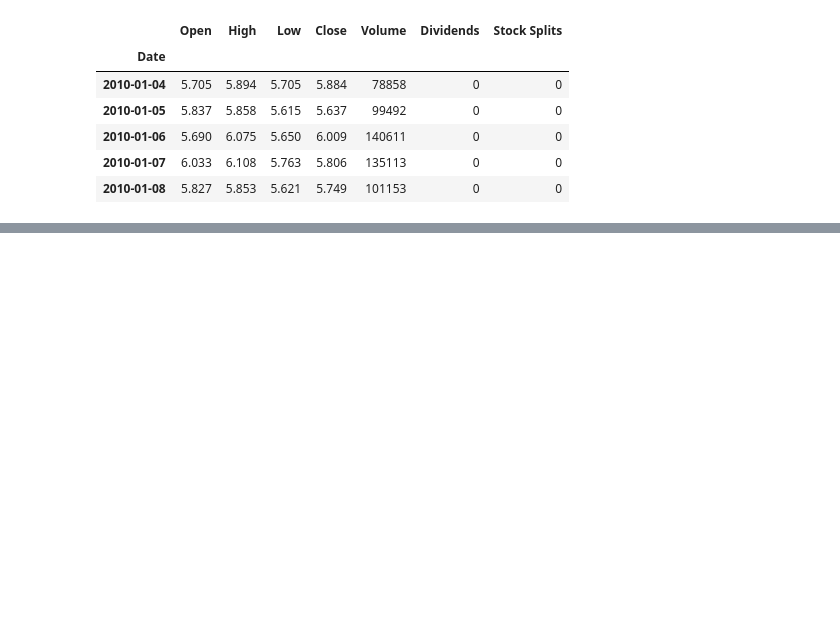
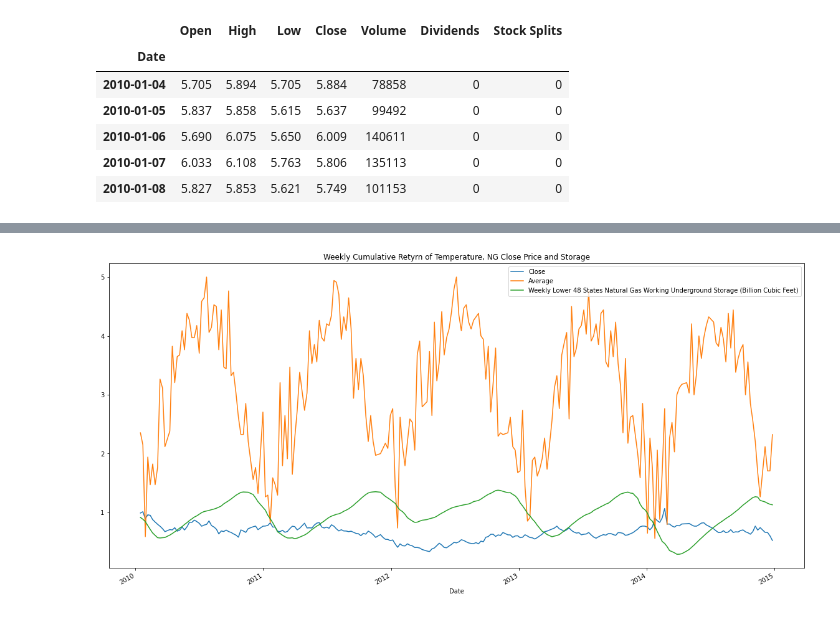
Before and after one commit to SabahatJK/EDA_NG, a Jupyter notebook: Starter Code.ipynb, the cells around one changed output, grey strips where cells are left out. Drawn from its saved outputs; the diff is of its cells as text; code cells hidden in the pictures; blank space fills up the shorter version.

```diff
--- a/Starter Code.ipynb
+++ b/Starter Code.ipynb
@@ -145,2 +161,9 @@ plot_Ng_close_return = plt.plot(df_return_close_average['Close'])
+# %%
+#Cumulative weekly Return Return
+Cumulative_returns = (1+df_return_close_average_storage).cumprod()
+Cumulative_returns.plot(figsize = (20,10), title = 'Weekly Cumulative Retyrn of Temperature, NG Close Price and Storage')
+plt.savefig('Weekly Cumulative Retyrn of Temperature, NG Close Price and Storage.png', bbox_inches="tight")
+# %% [output]
+[figure, added]
 # %%
 # Calculate the daily standard deviations
```
Also changed, not shown: parts of 20 cells of this notebook.
